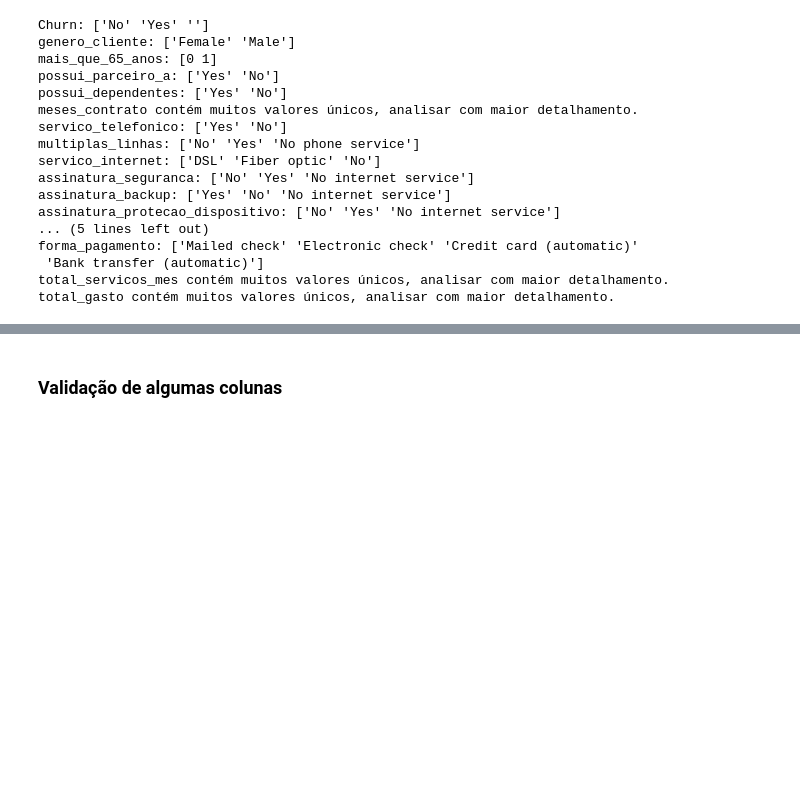
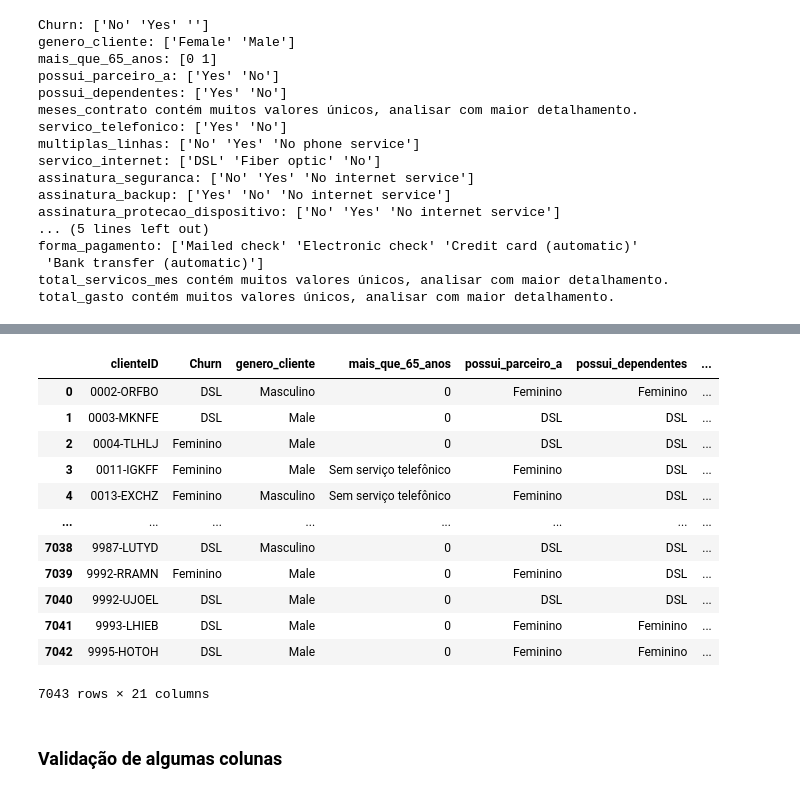
Before and after one commit to thiagocunha88/DataScience-Challenge_DS_Alura, a Jupyter notebook: Challenge_Alura_DS.ipynb, the cells around one changed output, grey strips where cells are left out. Drawn from its saved outputs; the diff is of its cells as text; code cells hidden in the pictures; blank space fills up the shorter version.

Commit message:
Traduzindo os valores do dataframe e removendo os valores vazios da coluna Churn

```diff
--- a/Challenge_Alura_DS.ipynb
+++ b/Challenge_Alura_DS.ipynb
@@ -233,0 +239,21 @@ lista_valores_unicos
+# %%
+lista_valores_unicos_traduzidos = [
+                                   'Masculino',
+                                   'Sem serviço telefônico',
+                                   'Fibra ótica',
+                                   'Feminino',
+                                   'Sim',
+                                   'Não',
+                                   'Um ano',
+                                   'Cheque eletrônico',
+                                   'Transferência bancária (automática)',
+                                   'Sem serviço de internet',
+                                   'Dois anos',
+                                   'Cartão de crédito (automático)',
+                                   'DSL',
+                                   'Mês a mês',
+                                   'Cheque por correio'
+                                   ]
+
+df_base_traduzido = df_base.replace(lista_valores_unicos[3:], lista_valores_unicos_traduzidos)
+df_base_traduzido.sample(5)
@@ -234 +288,18 @@ lista_valores_unicos
+# %%
+df_base_traduzido.drop(df_base[df_base.Churn == ''].index, inplace = True)
+df_base_traduzido.reset_index(drop = True)
+# %% [output]
+|  | clienteID | Churn | genero_cliente | mais_que_65_anos | possui_parceiro_a | possui_dependentes | ... |
+| 0 | 0002-ORFBO | DSL | Masculino | 0 | Feminino | Feminino | ... |
+| 1 | 0003-MKNFE | DSL | Male | 0 | DSL | DSL | ... |
+| 2 | 0004-TLHLJ | Feminino | Male | 0 | DSL | DSL | ... |
+| 3 | 0011-IGKFF | Feminino | Male | Sem serviço telefônico | Feminino | DSL | ... |
+| 4 | 0013-EXCHZ | Feminino | Masculino | Sem serviço telefônico | Feminino | DSL | ... |
+| ... | ... | ... | ... | ... | ... | ... | ... |
+| 7038 | 9987-LUTYD | DSL | Masculino | 0 | DSL | DSL | ... |
+| 7039 | 9992-RRAMN | Feminino | Male | 0 | Feminino | DSL | ... |
+| 7040 | 9992-UJOEL | DSL | Male | 0 | DSL | DSL | ... |
+| 7041 | 9993-LHIEB | DSL | Male | 0 | Feminino | Feminino | ... |
+| 7042 | 9995-HOTOH | DSL | Male | 0 | Feminino | Feminino | ... |
+7043 rows × 21 columns
 # %%
```
Also changed, not shown: parts of 8 cells of this notebook.
